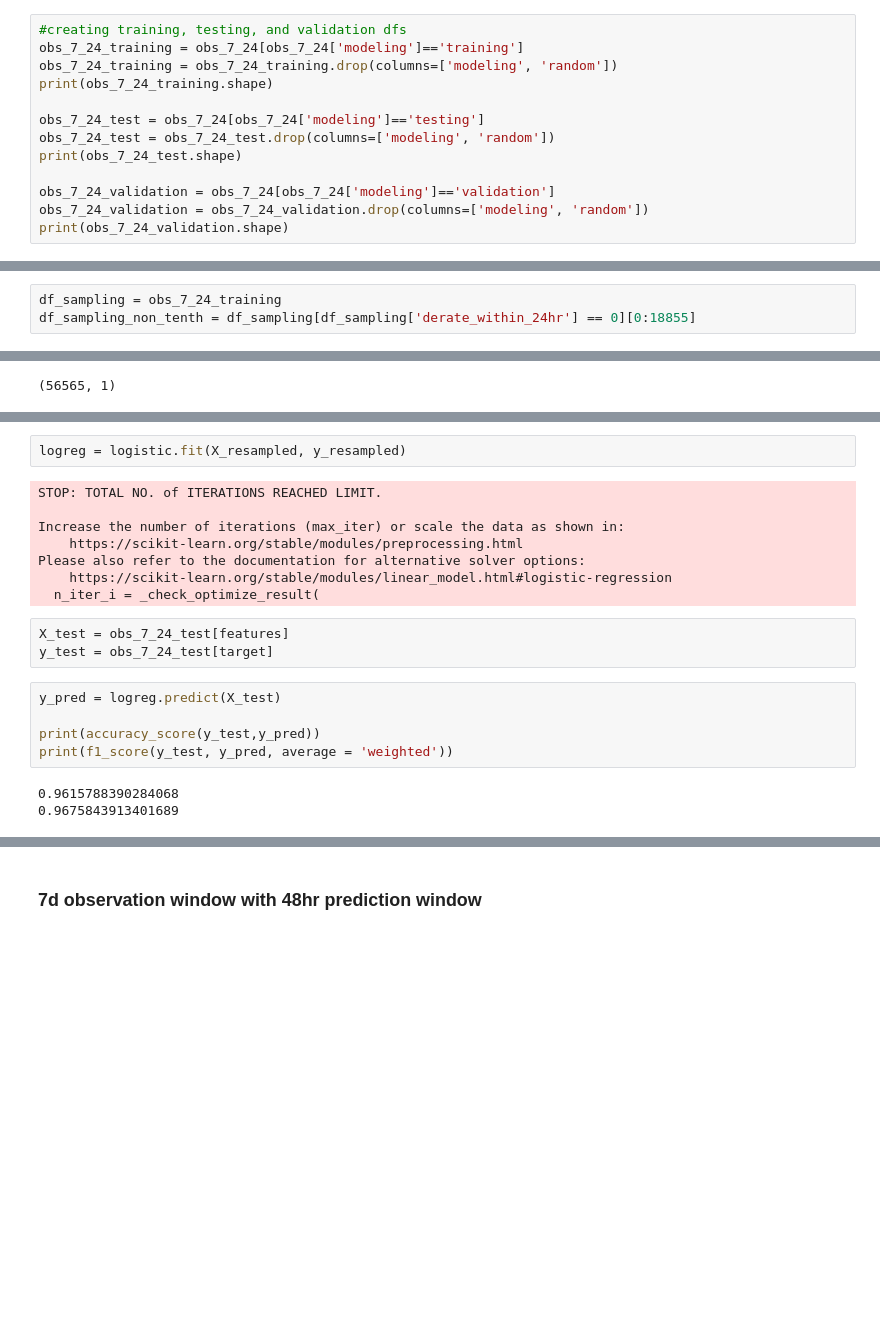
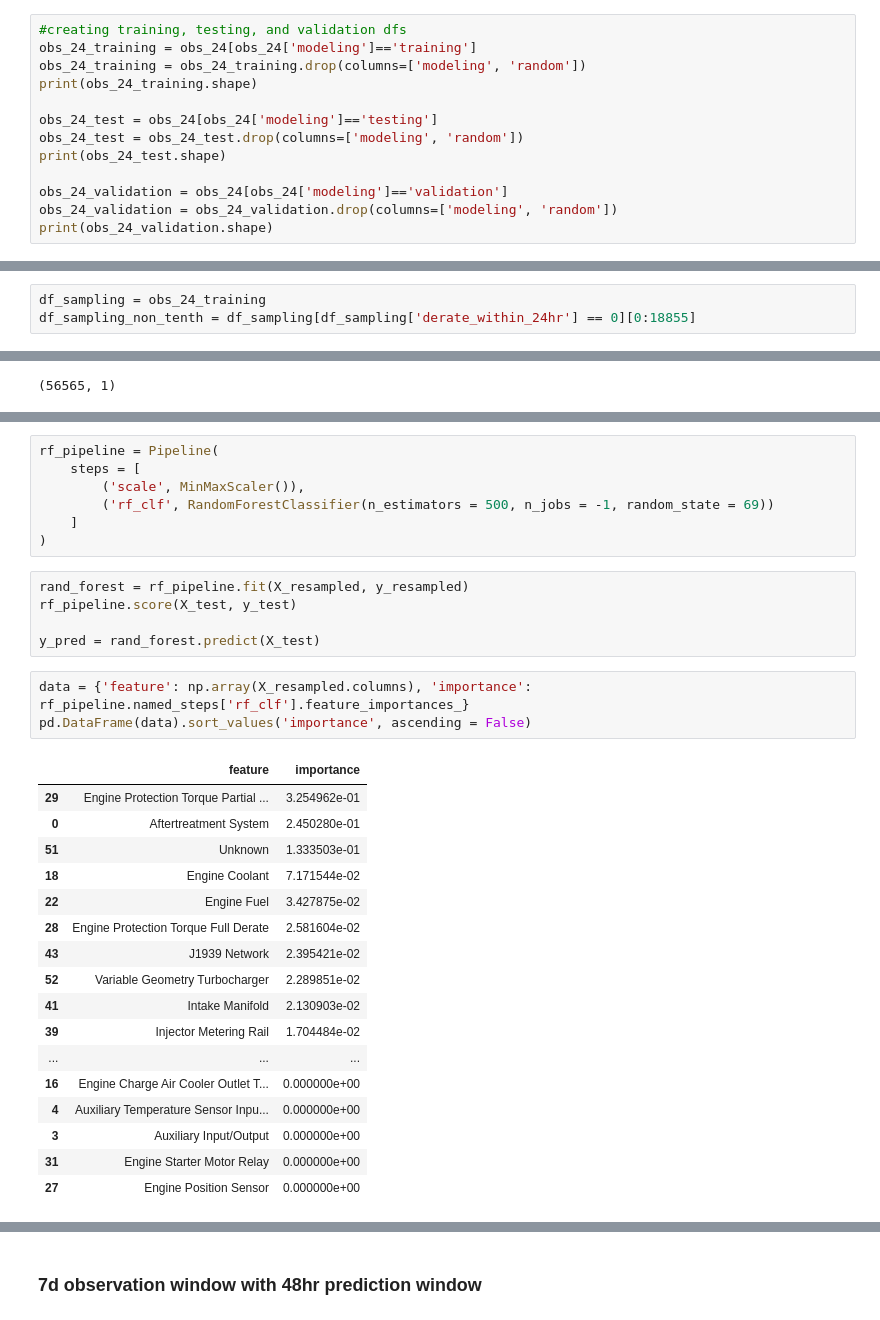
Before and after one commit to nss-data-science-cohort-5/big_g_express-the-index-out-of-rangers, a Jupyter notebook: notebooks/7day_prediction_windows.ipynb, the cells around one changed output, grey strips where cells are left out. Saved outputs shown, nothing was run; the diff lists cells and outputs as text; blank space fills up the shorter version.

```diff
--- a/notebooks/7day_prediction_windows.ipynb
+++ b/notebooks/7day_prediction_windows.ipynb
@@ -40,14 +44,14 @@ obs_7_24 = obs_7_24.drop(columns='EquipmentID')
 # %%
 #creating training, testing, and validation dfs
-obs_7_24_training = obs_7_24[obs_7_24['modeling']=='training']
-obs_7_24_training = obs_7_24_training.drop(columns=['modeling', 'random'])
-print(obs_7_24_training.shape)
+obs_24_training = obs_24[obs_24['modeling']=='training']
+obs_24_training = obs_24_training.drop(columns=['modeling', 'random'])
+print(obs_24_training.shape)
 
-obs_7_24_test = obs_7_24[obs_7_24['modeling']=='testing']
-obs_7_24_test = obs_7_24_test.drop(columns=['modeling', 'random'])
-print(obs_7_24_test.shape)
+obs_24_test = obs_24[obs_24['modeling']=='testing']
+obs_24_test = obs_24_test.drop(columns=['modeling', 'random'])
+print(obs_24_test.shape)
 
-obs_7_24_validation = obs_7_24[obs_7_24['modeling']=='validation']
-obs_7_24_validation = obs_7_24_validation.drop(columns=['modeling', 'random'])
-print(obs_7_24_validation.shape)
+obs_24_validation = obs_24[obs_24['modeling']=='validation']
+obs_24_validation = obs_24_validation.drop(columns=['modeling', 'random'])
+print(obs_24_validation.shape)
 # %% [output]
@@ -57,5 +61,5 @@ print(obs_7_24_validation.shape)
 # %%
-df_sampling = obs_7_24_training
+df_sampling = obs_24_training
 df_sampling_non_tenth = df_sampling[df_sampling['derate_within_24hr'] == 0][0:18855]
 # %%
 df_sampling_derate_tenth = pd.concat([df_sampling[df_sampling['derate_within_24hr']==1], df_sampling_non_tenth])
@@ -101,21 +106,33 @@ logistic = LogisticRegression()
-# %%
-logreg = logistic.fit(X_resampled, y_resampled)
-# %% [output]
-STOP: TOTAL NO. of ITERATIONS REACHED LIMIT.
-
-Increase the number of iterations (max_iter) or scale the data as shown in:
-    https://scikit-learn.org/stable/modules/preprocessing.html
-Please also refer to the documentation for alternative solver options:
-    https://scikit-learn.org/stable/modules/linear_model.html#logistic-regression
-  n_iter_i = _check_optimize_result(
-# %%
-X_test = obs_7_24_test[features]
-y_test = obs_7_24_test[target]
-# %%
-y_pred = logreg.predict(X_test)
-
-print(accuracy_score(y_test,y_pred))
-print(f1_score(y_test, y_pred, average = 'weighted'))
-# %% [output]
-0.9615788390284068
-0.9675843913401689
+# %%
+rf_pipeline = Pipeline(
+    steps = [
+        ('scale', MinMaxScaler()),
+        ('rf_clf', RandomForestClassifier(n_estimators = 500, n_jobs = -1, random_state = 69))
+    ]
+)
+# %%
+rand_forest = rf_pipeline.fit(X_resampled, y_resampled)
+rf_pipeline.score(X_test, y_test)
+
+y_pred = rand_forest.predict(X_test)
+# %%
+data = {'feature': np.array(X_resampled.columns), 'importance': rf_pipeline.named_steps['rf_clf'].feature_importances_}
+pd.DataFrame(data).sort_values('importance', ascending = False)
+# %% [output]
+|  | feature | importance |
+| 29 | Engine Protection Torque Partial ... | 3.254962e-01 |
+| 0 | Aftertreatment System | 2.450280e-01 |
+| 51 | Unknown | 1.333503e-01 |
+| 18 | Engine Coolant | 7.171544e-02 |
+| 22 | Engine Fuel | 3.427875e-02 |
+| 28 | Engine Protection Torque Full Derate | 2.581604e-02 |
+| 43 | J1939 Network | 2.395421e-02 |
+| 52 | Variable Geometry Turbocharger | 2.289851e-02 |
+| 41 | Intake Manifold | 2.130903e-02 |
+| 39 | Injector Metering Rail | 1.704484e-02 |
+| ... | ... | ... |
+| 16 | Engine Charge Air Cooler Outlet T... | 0.000000e+00 |
+| 4 | Auxiliary Temperature Sensor Inpu... | 0.000000e+00 |
+| 3 | Auxiliary Input/Output | 0.000000e+00 |
+| 31 | Engine Starter Motor Relay | 0.000000e+00 |
+| 27 | Engine Position Sensor | 0.000000e+00 |
```
Also changed, not shown: parts of 55 cells of this notebook, 4 other files.
